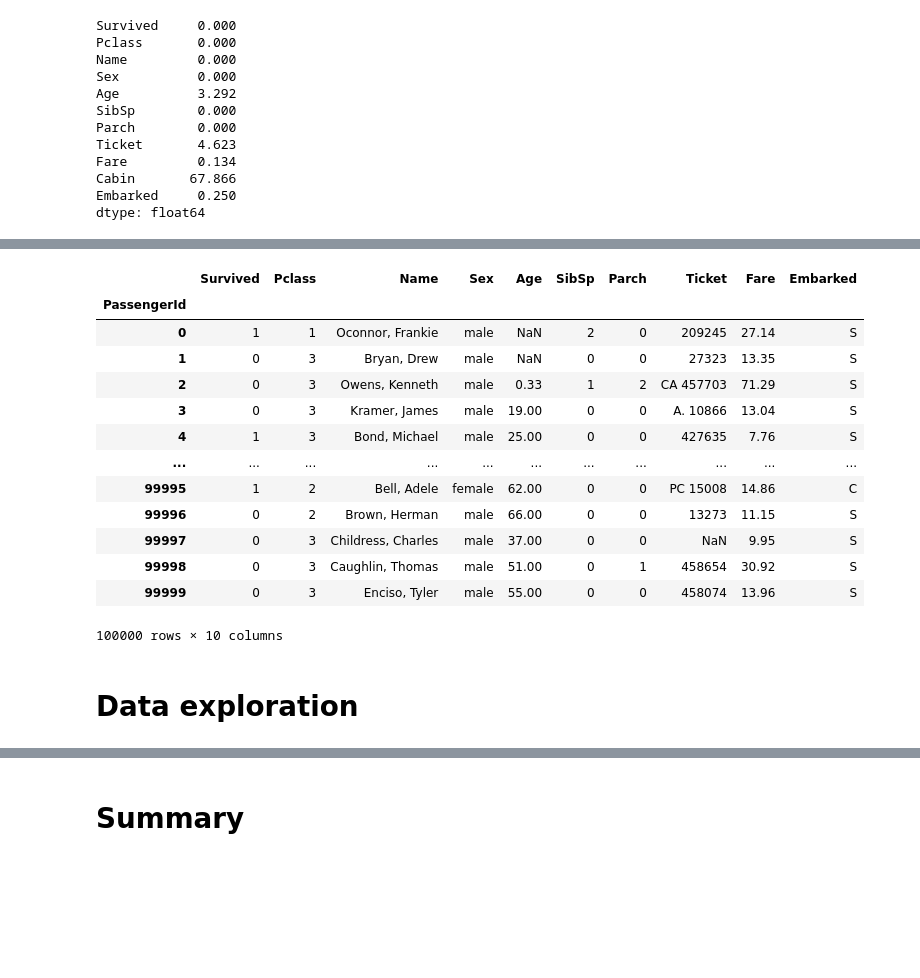
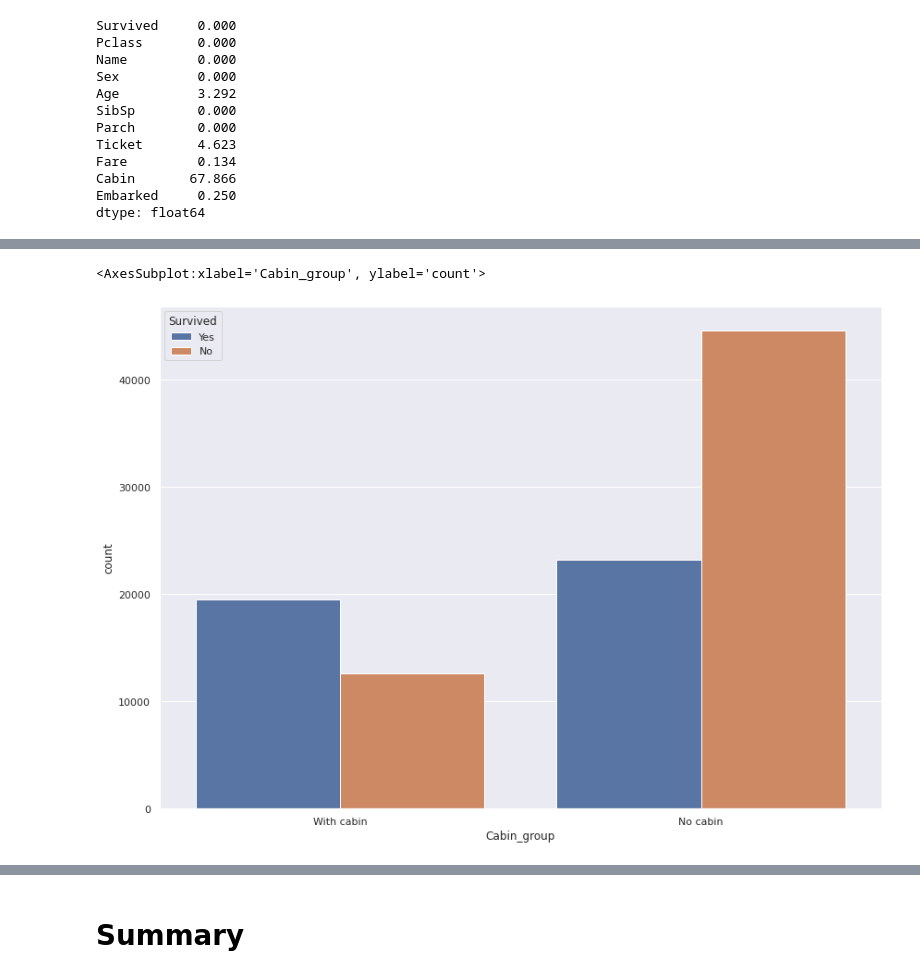
Before and after one commit to th0m45y3/emel, a Jupyter notebook: eda.ipynb, the cells around one changed output, grey strips where cells are left out. Saved outputs shown, nothing was run; the diff lists cells and outputs as text; code cells hidden in the pictures; blank space fills up the shorter version.

Commit message:
feat: data exp for cabin, ticket, age

```diff
--- a/eda.ipynb
+++ b/eda.ipynb
@@ -7,6 +7,8 @@ import seaborn as sns
 print("Setup Complete")
 sns.set_palette("muted")
 pd.plotting.register_matplotlib_converters()
+
+sns.set(rc={'figure.figsize':(14,10)})
 # %% [output]
 Setup Complete
 # %%
@@ -95,0 +114,9 @@ dtype: float64
+# %%
+titanic_data.loc[titanic_data.Survived == 0, 'Survived'] = 'No' #  Перевод числовых значений 'Survived'
+titanic_data.loc[titanic_data.Survived == 1, 'Survived'] = 'Yes'#  в "да"/"нет"
+# Перевод числовых значений 'Pclass'
+titanic_data.loc[:, 'Pclass'] = titanic_data.Pclass.replace(1, '1st').replace(2, '2nd').replace(3, '3rd')
+
+categorical = titanic_data.loc[:, ['Survived', 'Pclass', 'Name', 'Sex', 'Ticket', 'Cabin', 'Embarked']]
+numerical = titanic_data.loc[:, [ 'Age', 'SibSp', 'Parch', 'Fare']]
+categorical.describe()
@@ -96,20 +156,7 @@ dtype: float64
 # %%
-titanic_data = titanic_data.drop(columns=['Cabin'])
-titanic_data
+titanic_data['Cabin_group'] = 'With cabin'
+titanic_data.loc[titanic_data.Cabin.isna(), 'Cabin_group'] = 'No cabin'
+sns.countplot(x = 'Cabin_group', hue = 'Survived', data = titanic_data)
 # %% [output]
-|  | Survived | Pclass | Name | Sex | Age | SibSp | Parch | Ticket | Fare | Embarked |
-| PassengerId |  |  |  |  |  |  |  |  |  |  |
-| 0 | 1 | 1 | Oconnor, Frankie | male | NaN | 2 | 0 | 209245 | 27.14 | S |
-| 1 | 0 | 3 | Bryan, Drew | male | NaN | 0 | 0 | 27323 | 13.35 | S |
-| 2 | 0 | 3 | Owens, Kenneth | male | 0.33 | 1 | 2 | CA 457703 | 71.29 | S |
-| 3 | 0 | 3 | Kramer, James | male | 19.00 | 0 | 0 | A. 10866 | 13.04 | S |
-| 4 | 1 | 3 | Bond, Michael | male | 25.00 | 0 | 0 | 427635 | 7.76 | S |
-| ... | ... | ... | ... | ... | ... | ... | ... | ... | ... | ... |
-| 99995 | 1 | 2 | Bell, Adele | female | 62.00 | 0 | 0 | PC 15008 | 14.86 | C |
-| 99996 | 0 | 2 | Brown, Herman | male | 66.00 | 0 | 0 | 13273 | 11.15 | S |
-| 99997 | 0 | 3 | Childress, Charles | male | 37.00 | 0 | 0 | NaN | 9.95 | S |
-| 99998 | 0 | 3 | Caughlin, Thomas | male | 51.00 | 0 | 1 | 458654 | 30.92 | S |
-| 99999 | 0 | 3 | Enciso, Tyler | male | 55.00 | 0 | 0 | 458074 | 13.96 | S |
-100000 rows × 10 columns
+<AxesSubplot:xlabel='Cabin_group', ylabel='count'>
+[figure, added]
-# %% [markdown]
-# Data exploration
```
Also changed, not shown: parts of 25 cells of this notebook.
